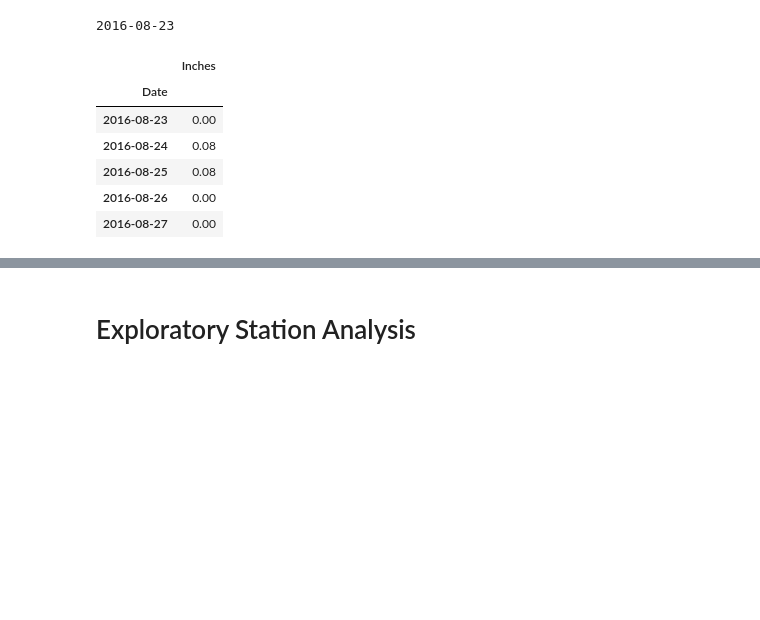
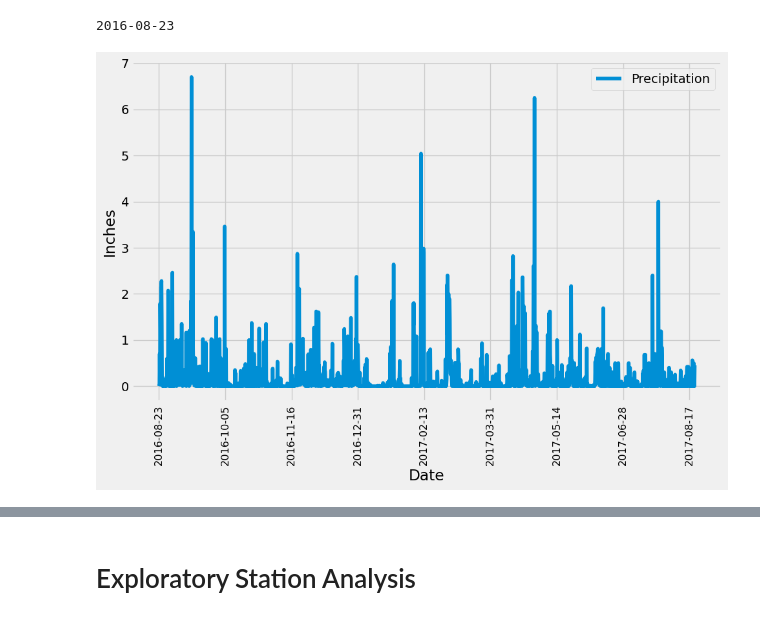
Before and after one commit to RJBarker/sqlalchemy-challenge, a Jupyter notebook: SurfsUp/climate_starter.ipynb, the cells around one changed output, grey strips where cells are left out. Saved outputs shown, nothing was run; the diff lists cells and outputs as text; code cells hidden in the pictures; blank space fills up the shorter version.

```diff
--- a/SurfsUp/climate_starter.ipynb
+++ b/SurfsUp/climate_starter.ipynb
@@ -64,27 +64,27 @@ print(prev_year)
 # %%
 # Design a query to retrieve the last 12 months of precipitation data and plot the results.
 # Starting from the most recent data point in the database.
 
 # Calculate the date one year from the last date in data set.
 past_year = dt.date.fromisoformat(max_date[0]) - dt.timedelta(days=365)
 
 # Perform a query to retrieve the data and precipitation scores
 annum_prcp = session.query(Measurement.date,Measurement.prcp)\
-            .filter(Measurement.date >= past_year).all()
+            .filter(Measurement.date >= prev_year).all()
 
 # Save the query results as a Pandas DataFrame. Explicitly set the column names
-annum_prcp_df = pd.DataFrame(annum_prcp, columns=['Date','Inches']).set_index("Date")
-annum_prcp_df.head()
+annum_prcp_df = pd.DataFrame(annum_prcp, columns=['Date','Precipitation']).set_index("Date").dropna(how="any")
 
 # Sort the dataframe by date
-
+annum_prcp_df = annum_prcp_df.sort_values("Date")
+annum_prcp_df
 
 # Use Pandas Plotting with Matplotlib to plot the data
+annum_prcp_df.plot(ylabel="Inches", grid=True, figsize=(10,7))
+plt.xticks(rotation=90, size="small")
+plt.legend(loc="best")
+plt.tight_layout()
+plt.savefig("Output_Files/prcp_chart.png")
+plt.show()
 # %% [output]
-|  | Inches |
-| Date |  |
-| 2016-08-23 | 0.00 |
-| 2016-08-24 | 0.08 |
-| 2016-08-25 | 0.08 |
-| 2016-08-26 | 0.00 |
-| 2016-08-27 | 0.00 |
+[figure, added]
```
Also changed, not shown: parts of 10 cells of this notebook, 2 other files.
